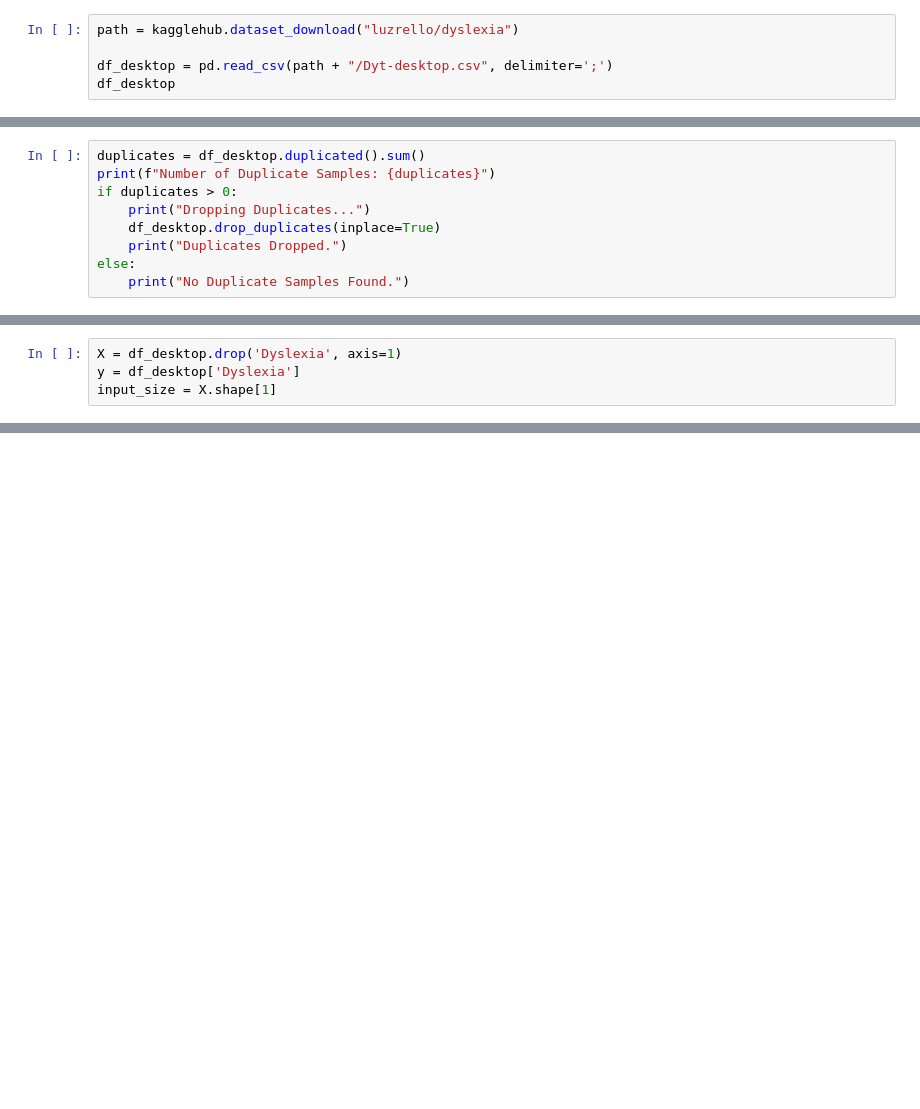
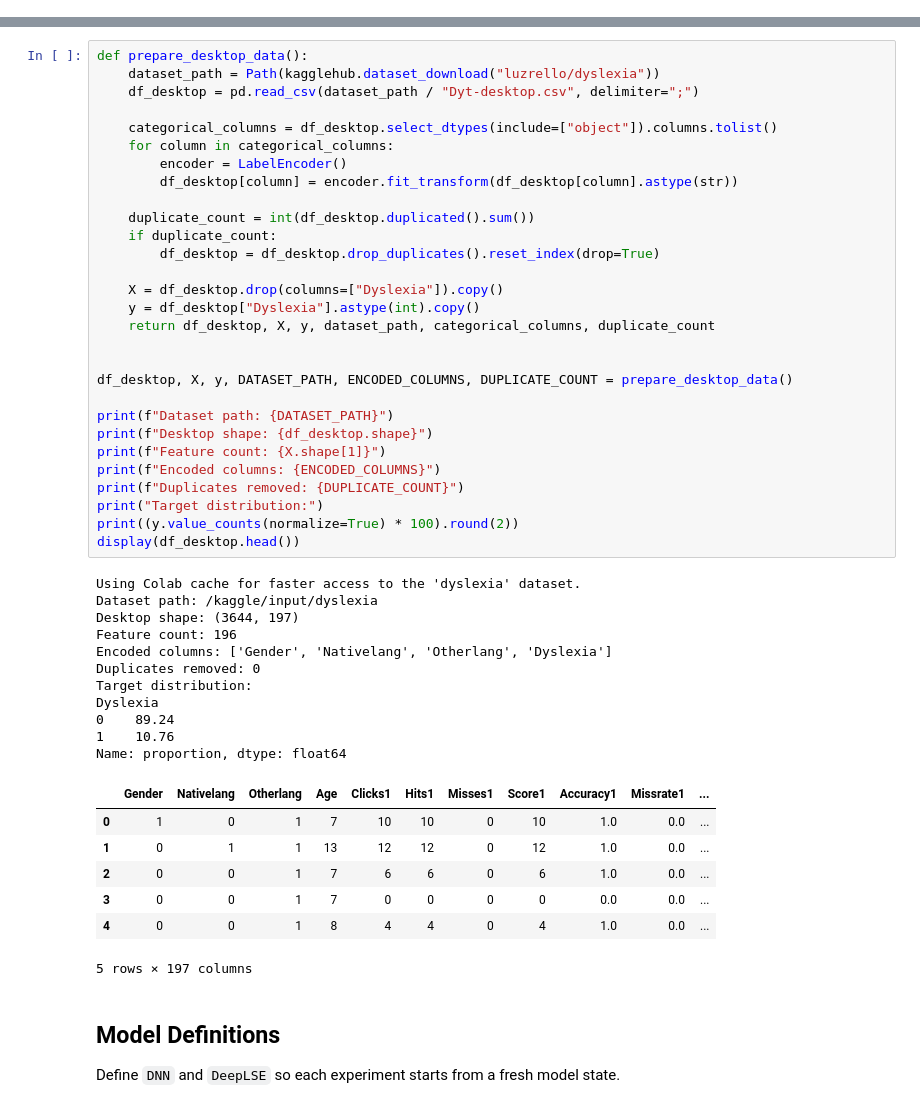
Before and after one commit to Shujaat123/Dyslexia, a Jupyter notebook: Notebooks/Misc/DL_Classifiers.ipynb, the cells around one changed output, grey strips where cells are left out. Drawn from its saved outputs; the diff is of its cells as text; blank space fills up the shorter version.

```diff
--- a/Notebooks/Misc/DL_Classifiers.ipynb
+++ b/Notebooks/Misc/DL_Classifiers.ipynb
@@ -49,5 +0,0 @@ print(path)
-# %%
-path = kagglehub.dataset_download("luzrello/dyslexia")
-
-df_desktop = pd.read_csv(path + "/Dyt-desktop.csv", delimiter=';')
-df_desktop
@@ -240,9 +0,0 @@ Name: proportion, dtype: float64
-# %%
-duplicates = df_desktop.duplicated().sum()
-print(f"Number of Duplicate Samples: {duplicates}")
-if duplicates > 0:
-    print("Dropping Duplicates...")
-    df_desktop.drop_duplicates(inplace=True)
-    print("Duplicates Dropped.")
-else:
-    print("No Duplicate Samples Found.")
@@ -252,4 +0,0 @@ No Duplicate Samples Found.
-# %%
-X = df_desktop.drop('Dyslexia', axis=1)
-y = df_desktop['Dyslexia']
-input_size = X.shape[1]
@@ -891,0 +86,52 @@ print(f"F1-Score: {avg_f1:.4f}")
+# %%
+def prepare_desktop_data():
+    dataset_path = Path(kagglehub.dataset_download("luzrello/dyslexia"))
+    df_desktop = pd.read_csv(dataset_path / "Dyt-desktop.csv", delimiter=";")
+
+    categorical_columns = df_desktop.select_dtypes(include=["object"]).columns.tolist()
+    for column in categorical_columns:
+        encoder = LabelEncoder()
+        df_desktop[column] = encoder.fit_transform(df_desktop[column].astype(str))
+
+    duplicate_count = int(df_desktop.duplicated().sum())
+    if duplicate_count:
+        df_desktop = df_desktop.drop_duplicates().reset_index(drop=True)
+
+    X = df_desktop.drop(columns=["Dyslexia"]).copy()
+    y = df_desktop["Dyslexia"].astype(int).copy()
+    return df_desktop, X, y, dataset_path, categorical_columns, duplicate_count
+
+
+df_desktop, X, y, DATASET_PATH, ENCODED_COLUMNS, DUPLICATE_COUNT = prepare_desktop_data()
+
+print(f"Dataset path: {DATASET_PATH}")
+print(f"Desktop shape: {df_desktop.shape}")
+print(f"Feature count: {X.shape[1]}")
+print(f"Encoded columns: {ENCODED_COLUMNS}")
+print(f"Duplicates removed: {DUPLICATE_COUNT}")
+print("Target distribution:")
+print((y.value_counts(normalize=True) * 100).round(2))
+display(df_desktop.head())
+# %% [output]
+Using Colab cache for faster access to the 'dyslexia' dataset.
+Dataset path: /kaggle/input/dyslexia
+Desktop shape: (3644, 197)
+Feature count: 196
+Encoded columns: ['Gender', 'Nativelang', 'Otherlang', 'Dyslexia']
+Duplicates removed: 0
+Target distribution:
+Dyslexia
+0    89.24
+1    10.76
+Name: proportion, dtype: float64
+|  | Gender | Nativelang | Otherlang | Age | Clicks1 | Hits1 | Misses1 | Score1 | Accuracy1 | Missrate1 | ... |
+| 0 | 1 | 0 | 1 | 7 | 10 | 10 | 0 | 10 | 1.0 | 0.0 | ... |
+| 1 | 0 | 1 | 1 | 13 | 12 | 12 | 0 | 12 | 1.0 | 0.0 | ... |
+| 2 | 0 | 0 | 1 | 7 | 6 | 6 | 0 | 6 | 1.0 | 0.0 | ... |
+| 3 | 0 | 0 | 1 | 7 | 0 | 0 | 0 | 0 | 0.0 | 0.0 | ... |
+| 4 | 0 | 0 | 1 | 8 | 4 | 4 | 0 | 4 | 1.0 | 0.0 | ... |
+5 rows × 197 columns
+# %% [markdown]
+## Model Definitions
+
+Define `DNN` and `DeepLSE` so each experiment starts from a fresh model state.
```
Also changed, not shown: parts of 53 cells of this notebook.
